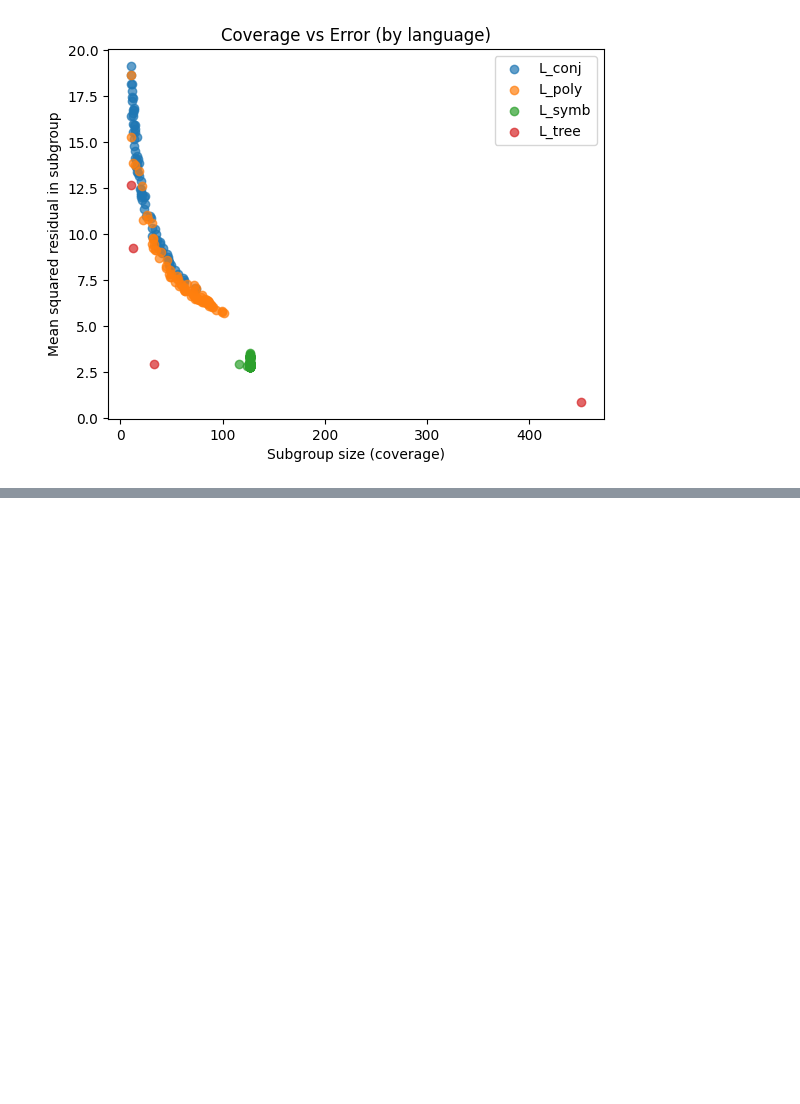
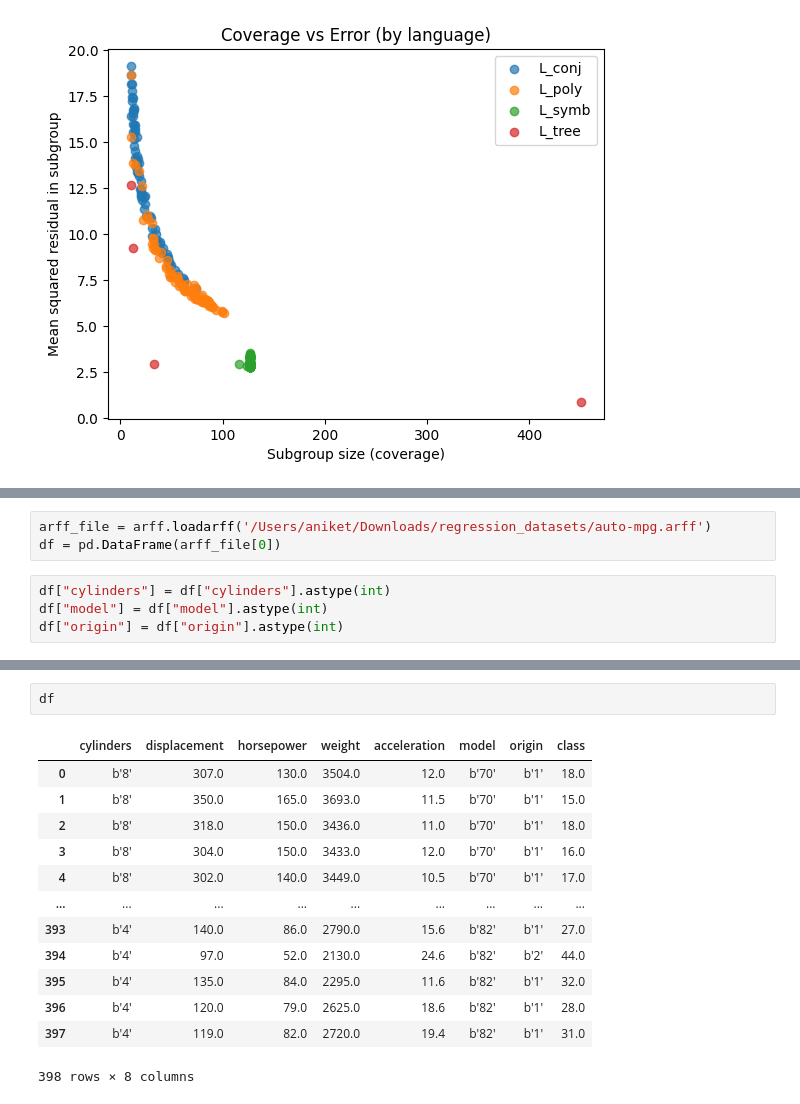
Before and after one commit to Aniket-Mishra/Exceptional_Model_Mining_2AMM20, a Jupyter notebook: pipeline/trail/test1.ipynb, the cells around one changed output, grey strips where cells are left out. Drawn from its saved outputs; the diff is of its cells as text; blank space fills up the shorter version.

```diff
--- a/pipeline/trail/test1.ipynb
+++ b/pipeline/trail/test1.ipynb
@@ -1580,0 +1586,7 @@ Pareto front (q vs interpretability):
+# %%
+arff_file = arff.loadarff('/Users/aniket/Downloads/regression_datasets/auto-mpg.arff')
+df = pd.DataFrame(arff_file[0])
+# %%
+df["cylinders"] = df["cylinders"].astype(int)
+df["model"] = df["model"].astype(int)
+df["origin"] = df["origin"].astype(int)
@@ -1580,0 +1603,16 @@ Pareto front (q vs interpretability):
+# %%
+df
+# %% [output]
+|  | cylinders | displacement | horsepower | weight | acceleration | model | origin | class |
+| 0 | b'8' | 307.0 | 130.0 | 3504.0 | 12.0 | b'70' | b'1' | 18.0 |
+| 1 | b'8' | 350.0 | 165.0 | 3693.0 | 11.5 | b'70' | b'1' | 15.0 |
+| 2 | b'8' | 318.0 | 150.0 | 3436.0 | 11.0 | b'70' | b'1' | 18.0 |
+| 3 | b'8' | 304.0 | 150.0 | 3433.0 | 12.0 | b'70' | b'1' | 16.0 |
+| 4 | b'8' | 302.0 | 140.0 | 3449.0 | 10.5 | b'70' | b'1' | 17.0 |
+| ... | ... | ... | ... | ... | ... | ... | ... | ... |
+| 393 | b'4' | 140.0 | 86.0 | 2790.0 | 15.6 | b'82' | b'1' | 27.0 |
+| 394 | b'4' | 97.0 | 52.0 | 2130.0 | 24.6 | b'82' | b'2' | 44.0 |
+| 395 | b'4' | 135.0 | 84.0 | 2295.0 | 11.6 | b'82' | b'1' | 32.0 |
+| 396 | b'4' | 120.0 | 79.0 | 2625.0 | 18.6 | b'82' | b'1' | 28.0 |
+| 397 | b'4' | 119.0 | 82.0 | 2720.0 | 19.4 | b'82' | b'1' | 31.0 |
+398 rows × 8 columns
```
Also changed, not shown: parts of 19 cells of this notebook, 4 other files.
